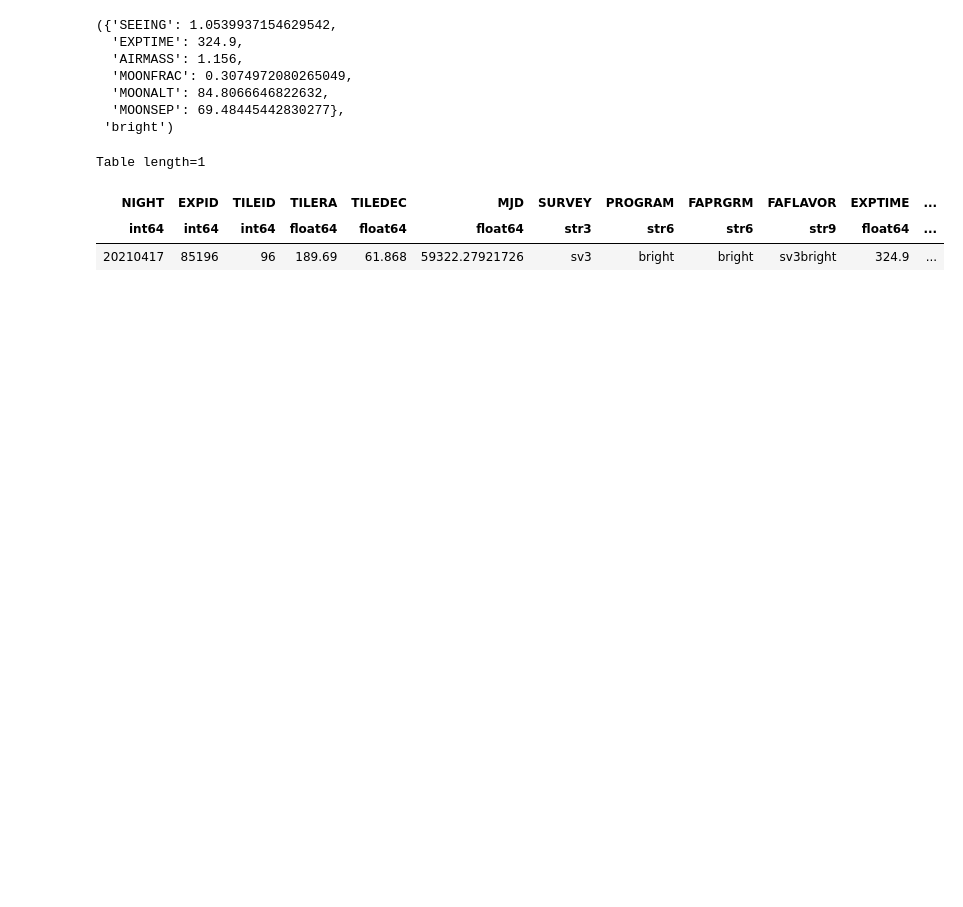
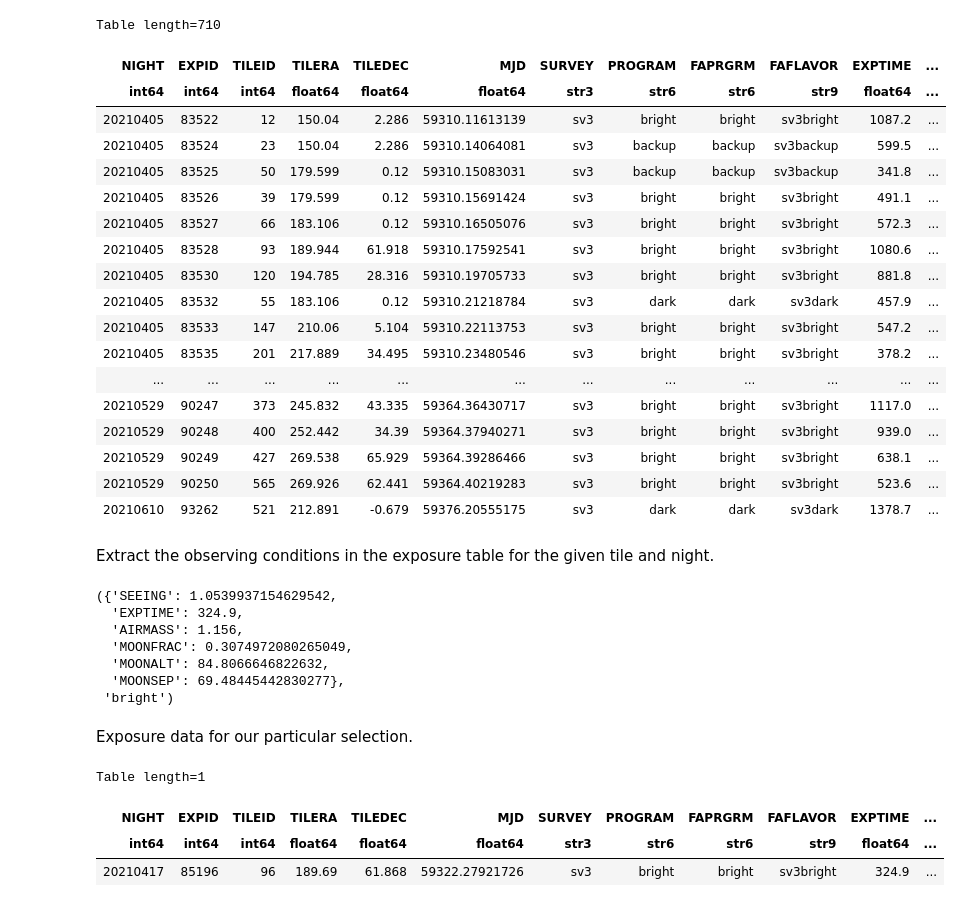
Before and after one commit to DESI-UR/snxform, a Jupyter notebook: doc/nb/test_sim.ipynb, the cells around one changed output. Cells and saved outputs as stored; diff of their text form; code cells hidden in the pictures; blank space fills up the shorter version.

```diff
--- a/doc/nb/test_sim.ipynb
+++ b/doc/nb/test_sim.ipynb
@@ -117 +146,26 @@ Table length=5
+# %%
+exptab = Table.read('../../python/snxform/etc/exposures-fuji-sv3.ecsv')
+exptab
+# %% [output]
+Table length=710
+| NIGHT | EXPID | TILEID | TILERA | TILEDEC | MJD | SURVEY | PROGRAM | FAPRGRM | FAFLAVOR | EXPTIME | ... |
+| int64 | int64 | int64 | float64 | float64 | float64 | str3 | str6 | str6 | str9 | float64 | ... |
+| 20210405 | 83522 | 12 | 150.04 | 2.286 | 59310.11613139 | sv3 | bright | bright | sv3bright | 1087.2 | ... |
+| 20210405 | 83524 | 23 | 150.04 | 2.286 | 59310.14064081 | sv3 | backup | backup | sv3backup | 599.5 | ... |
+| 20210405 | 83525 | 50 | 179.599 | 0.12 | 59310.15083031 | sv3 | backup | backup | sv3backup | 341.8 | ... |
+| 20210405 | 83526 | 39 | 179.599 | 0.12 | 59310.15691424 | sv3 | bright | bright | sv3bright | 491.1 | ... |
+| 20210405 | 83527 | 66 | 183.106 | 0.12 | 59310.16505076 | sv3 | bright | bright | sv3bright | 572.3 | ... |
+| 20210405 | 83528 | 93 | 189.944 | 61.918 | 59310.17592541 | sv3 | bright | bright | sv3bright | 1080.6 | ... |
+| 20210405 | 83530 | 120 | 194.785 | 28.316 | 59310.19705733 | sv3 | bright | bright | sv3bright | 881.8 | ... |
+| 20210405 | 83532 | 55 | 183.106 | 0.12 | 59310.21218784 | sv3 | dark | dark | sv3dark | 457.9 | ... |
+| 20210405 | 83533 | 147 | 210.06 | 5.104 | 59310.22113753 | sv3 | bright | bright | sv3bright | 547.2 | ... |
+| 20210405 | 83535 | 201 | 217.889 | 34.495 | 59310.23480546 | sv3 | bright | bright | sv3bright | 378.2 | ... |
+| ... | ... | ... | ... | ... | ... | ... | ... | ... | ... | ... | ... |
+| 20210529 | 90247 | 373 | 245.832 | 43.335 | 59364.36430717 | sv3 | bright | bright | sv3bright | 1117.0 | ... |
+| 20210529 | 90248 | 400 | 252.442 | 34.39 | 59364.37940271 | sv3 | bright | bright | sv3bright | 939.0 | ... |
+| 20210529 | 90249 | 427 | 269.538 | 65.929 | 59364.39286466 | sv3 | bright | bright | sv3bright | 638.1 | ... |
+| 20210529 | 90250 | 565 | 269.926 | 62.441 | 59364.40219283 | sv3 | bright | bright | sv3bright | 523.6 | ... |
+| 20210610 | 93262 | 521 | 212.891 | -0.679 | 59376.20555175 | sv3 | dark | dark | sv3dark | 1378.7 | ... |
+# %% [markdown]
+Extract the observing conditions in the exposure table for the given tile and night.
 # %%
@@ -140,6 +192,8 @@ obsdict, program
   'MOONALT': 84.8066646822632,
   'MOONSEP': 69.48445442830277},
  'bright')
+# %% [markdown]
+Exposure data for our particular selection.
 # %%
 exposure_data
 # %% [output]
```
Also changed, not shown: parts of 21 cells of this notebook.
